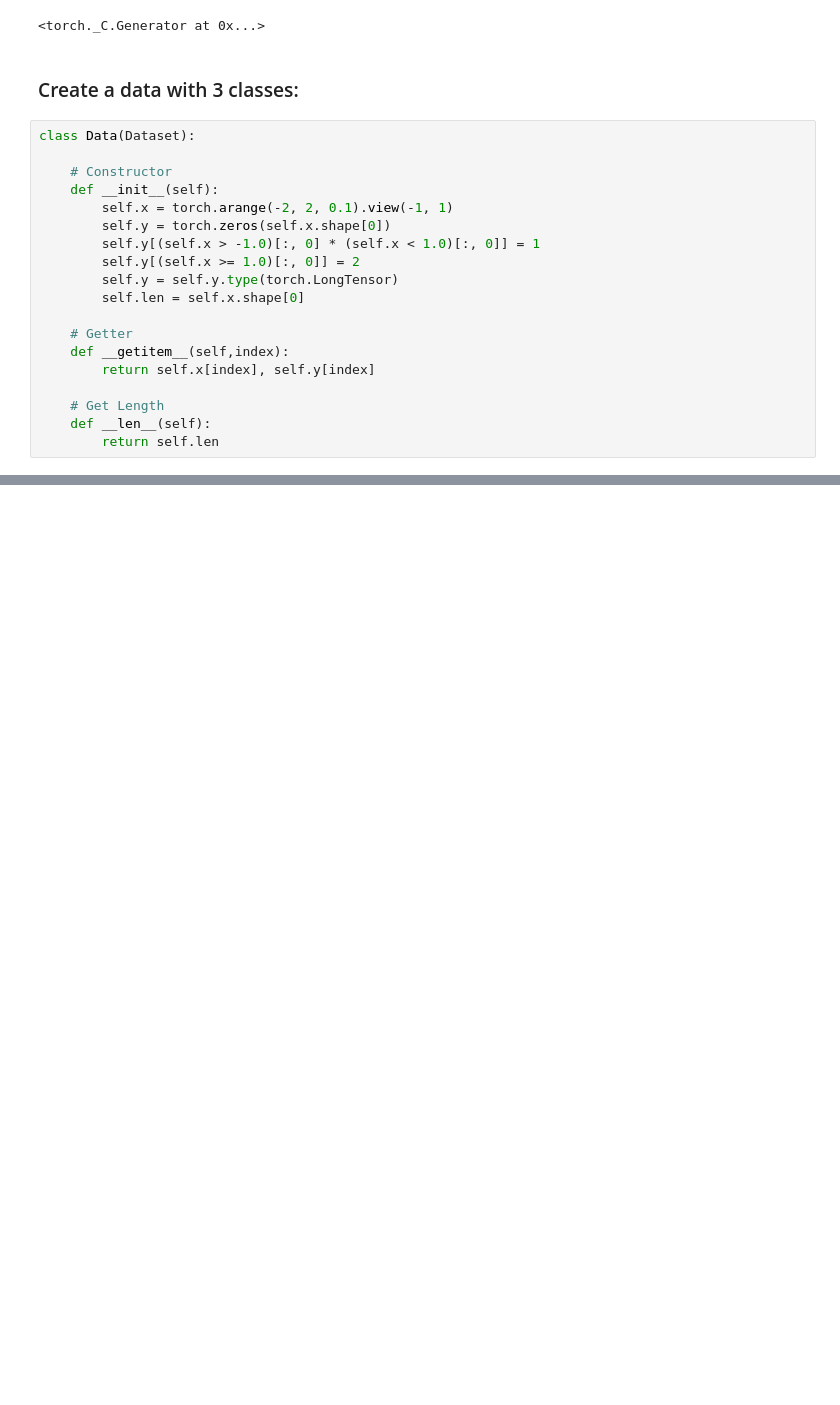
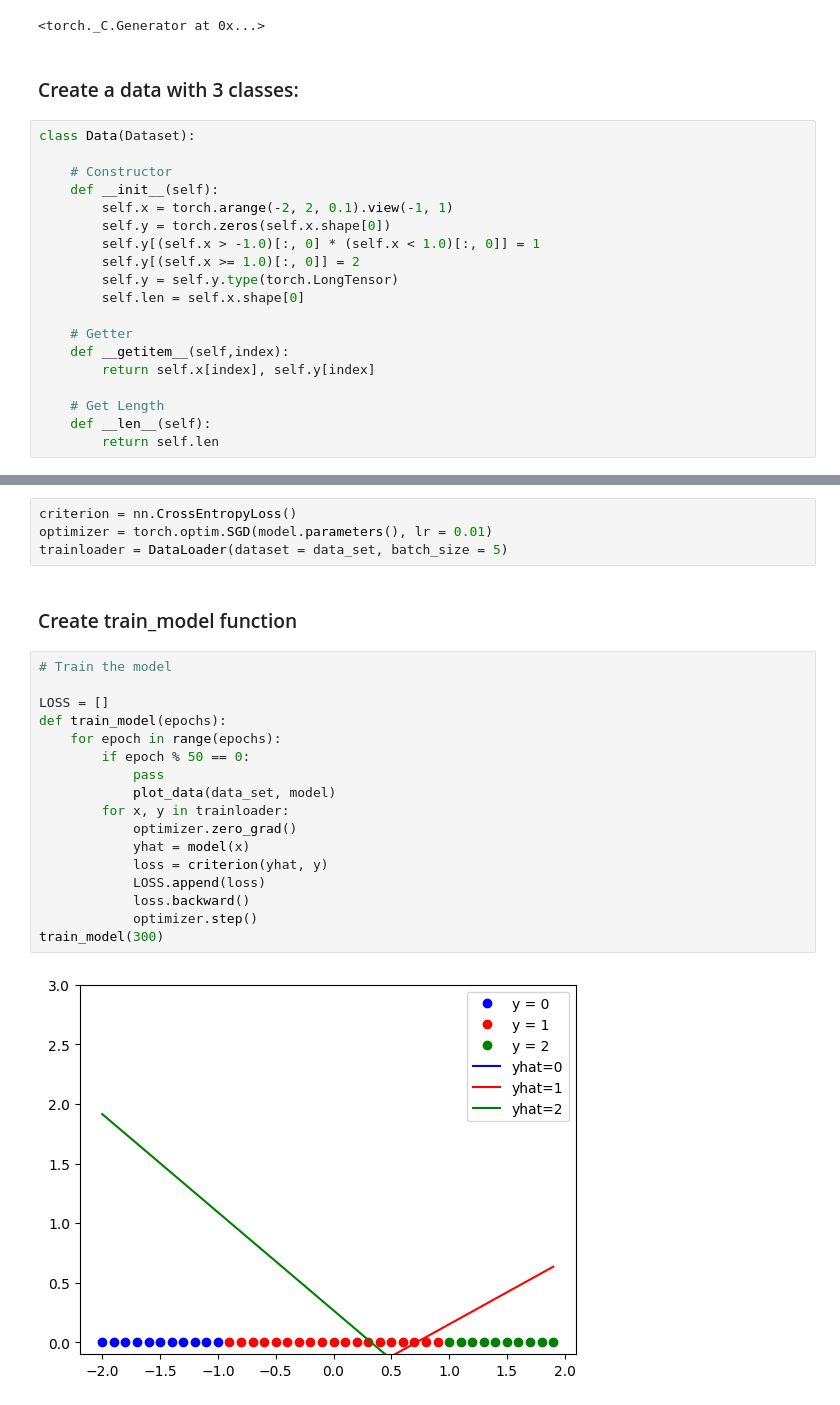
Before and after one commit to AjBorbzz/DataScience_AI_ML, a Jupyter notebook: PyTorch/IBM_Pytorch/DeepLearning_with_Pytorch/softmax_classifier1.ipynb, the cells around one changed output, grey strips where cells are left out. Saved outputs shown, nothing was run; the diff lists cells and outputs as text; blank space fills up the shorter version.

```diff
--- a/PyTorch/IBM_Pytorch/DeepLearning_with_Pytorch/softmax_classifier1.ipynb
+++ b/PyTorch/IBM_Pytorch/DeepLearning_with_Pytorch/softmax_classifier1.ipynb
@@ -74,0 +94,25 @@ class Data(Dataset):
+# %%
+criterion = nn.CrossEntropyLoss()
+optimizer = torch.optim.SGD(model.parameters(), lr = 0.01)
+trainloader = DataLoader(dataset = data_set, batch_size = 5)
+# %% [markdown]
+### Create train_model function
+# %%
+# Train the model
+
+LOSS = []
+def train_model(epochs):
+    for epoch in range(epochs):
+        if epoch % 50 == 0:
+            pass
+            plot_data(data_set, model)
+        for x, y in trainloader:
+            optimizer.zero_grad()
+            yhat = model(x)
+            loss = criterion(yhat, y)
+            LOSS.append(loss)
+            loss.backward()
+            optimizer.step()
+train_model(300)
+# %% [output]
+[figure, added]
```
Also changed, not shown: parts of 5 cells of this notebook.
